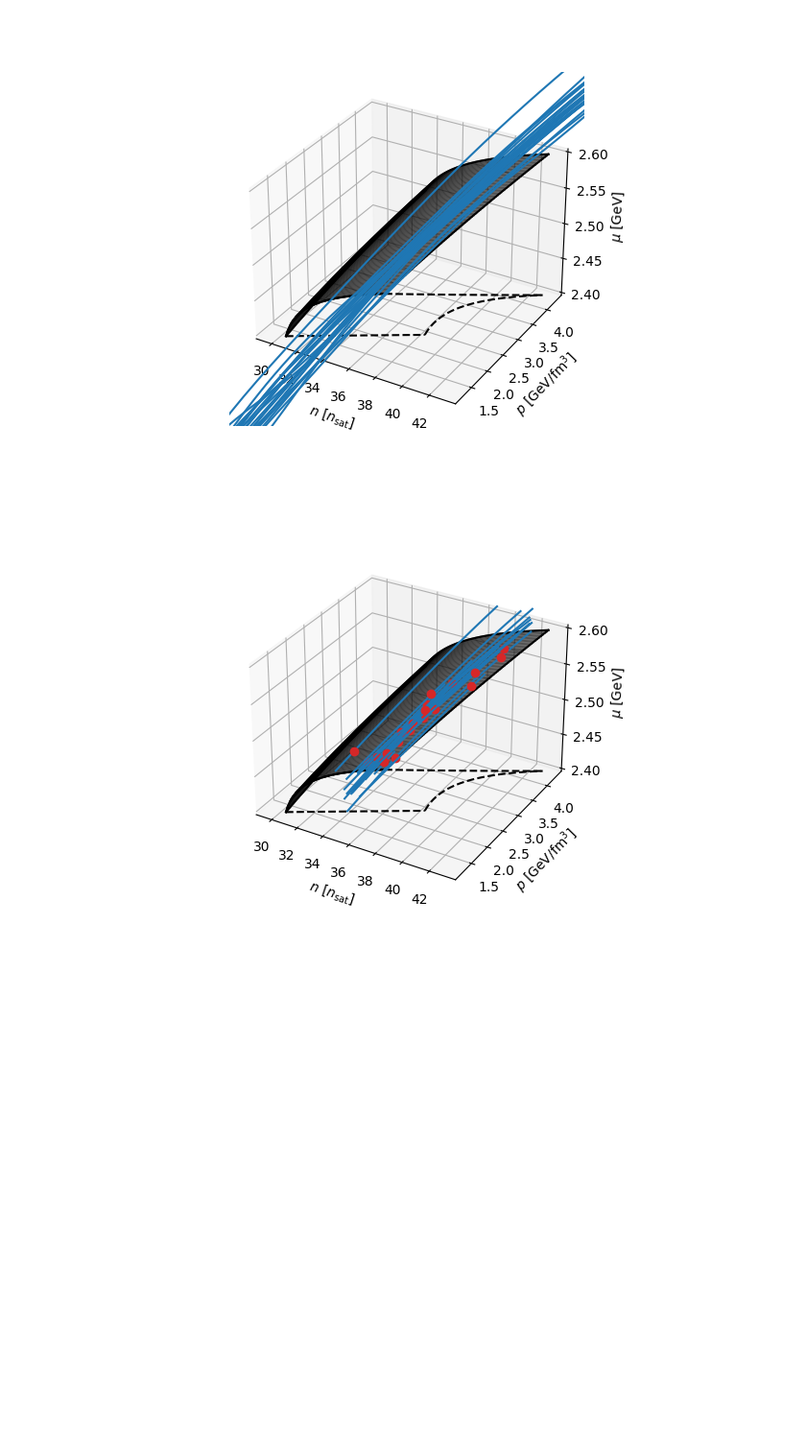
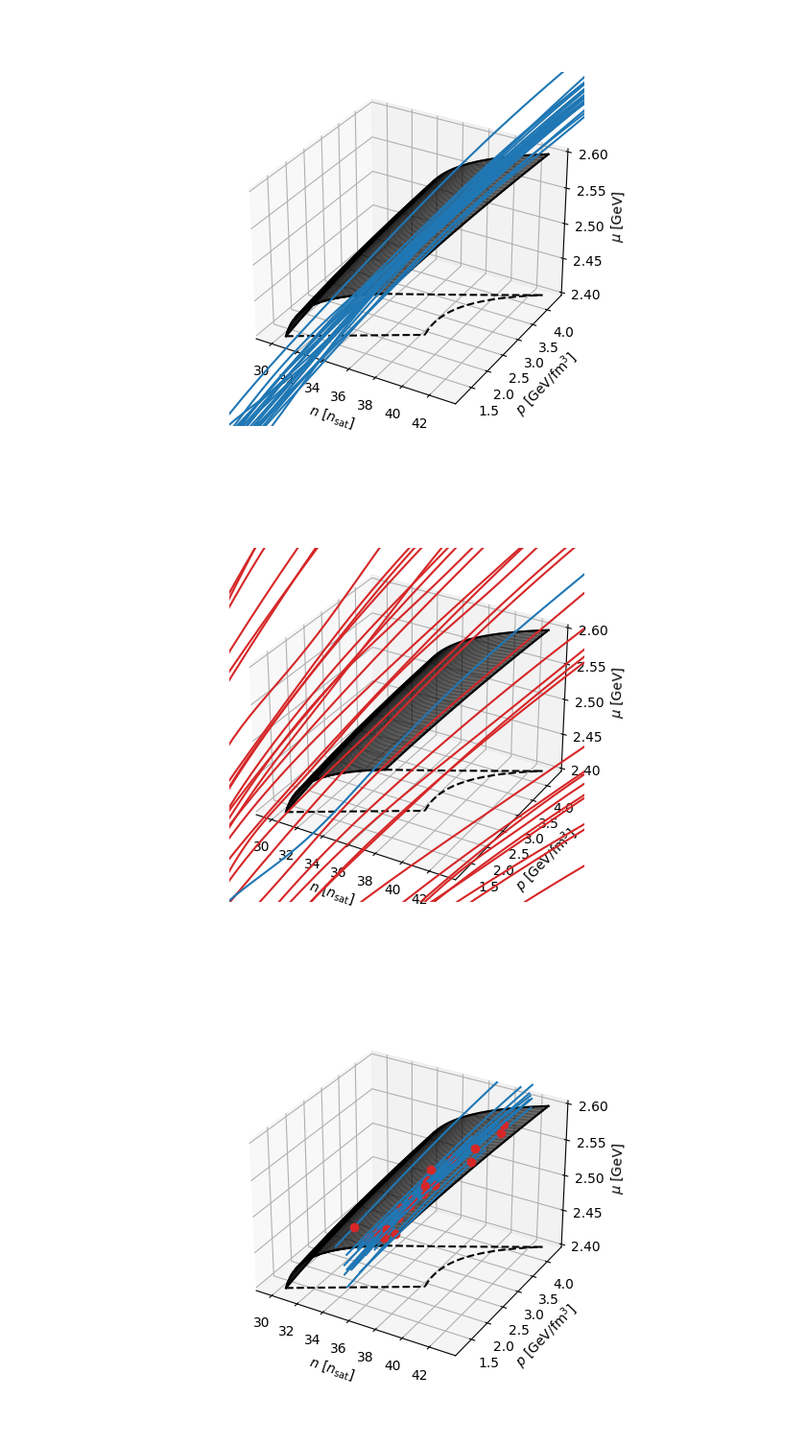
Before and after one commit to eliotfinch/pqcd, a Jupyter notebook: notebooks/eos_efficiency_3d.ipynb, the cells around one changed output. Shown at 96% size. Drawn from its saved outputs; the diff is of its cells as text; code cells hidden in the pictures; blank space fills up the shorter version.

```diff
--- a/notebooks/eos_efficiency_3d.ipynb
+++ b/notebooks/eos_efficiency_3d.ipynb
@@ -110,4 +114,68 @@ ax.set_ylabel(r'$p$ [GeV/fm$^3$]')
 _ = ax.set_zlabel(r'$\mu$ [GeV]')
 # %% [output]
 [figure]
+# %%
+# Include some EOSs that don't hit the pQCD region
+
+fig = plt.figure()
+ax = fig.add_subplot(projection='3d')
+
+for i in range(4):
+    ax.plot(
+        pqcd_region_dict['n_boundary_arrays'][i]/nsat,
+        pqcd_region_dict['p_boundary_arrays'][i],
+        pqcd_region_dict['mu_boundary_arrays'][i],
+        c='k'
+        )
+    ax.plot(
+        pqcd_region_dict['n_boundary_arrays'][i]/nsat,
+        pqcd_region_dict['p_boundary_arrays'][i],
+        pqcd_region_dict['mu_array'][0],
+        c='k',
+        ls='--'
+    )
+
+for mu, (dense_p_array, dense_n_array) in pqcd_region_dict['dense_arrays'].items():
+    ax.plot(np.array(dense_n_array)/nsat, dense_p_array, mu, c='k', alpha=0.5)
+
+xlim = ax.get_xlim()
+ylim = ax.get_ylim()
+zlim = ax.get_zlim()
+
+set = 6
+N_samp = 20
+
+for variety in ['had', 'hyp', 'qrk']:
+
+    for n in range(N_samp):
+
+        eos = pd.read_csv(f'../data/eos-draws-modified/{set:02}/{variety}agn/DRAWmod1000-{int(n/1000):06}/eos-draw-{n:06}.csv')
+
+        if pqcd.consistent_with_pqcd(eos, pqcd_region_dict):
+            c = 'C0'
+        else:
+            c = 'C3'
+
+        pressure = to_GeV_per_cubic_femtometre(eos.pressurec2)
+        energy_density = to_GeV_per_cubic_femtometre(eos.energy_densityc2)
+        number_density = to_nucleons_per_cubic_femtometre(eos.baryon_density)
+
+        chemical_potential = (energy_density+pressure)/number_density
+
+        ax.plot(
+            number_density/nsat,
+            pressure,
+            chemical_potential,
+            c=c
+        )
+
+ax.set_xlim(xlim)
+ax.set_ylim(ylim)
+ax.set_zlim(zlim)
+
+ax.set_xlabel(r'$n$ [$n_{\rm sat}$]')
+ax.set_ylabel(r'$p$ [GeV/fm$^3$]')
+_ = ax.set_zlabel(r'$\mu$ [GeV]')
+# %% [output]
+[figure, added]
 # %%
```
Also changed, not shown: parts of 10 cells of this notebook.
